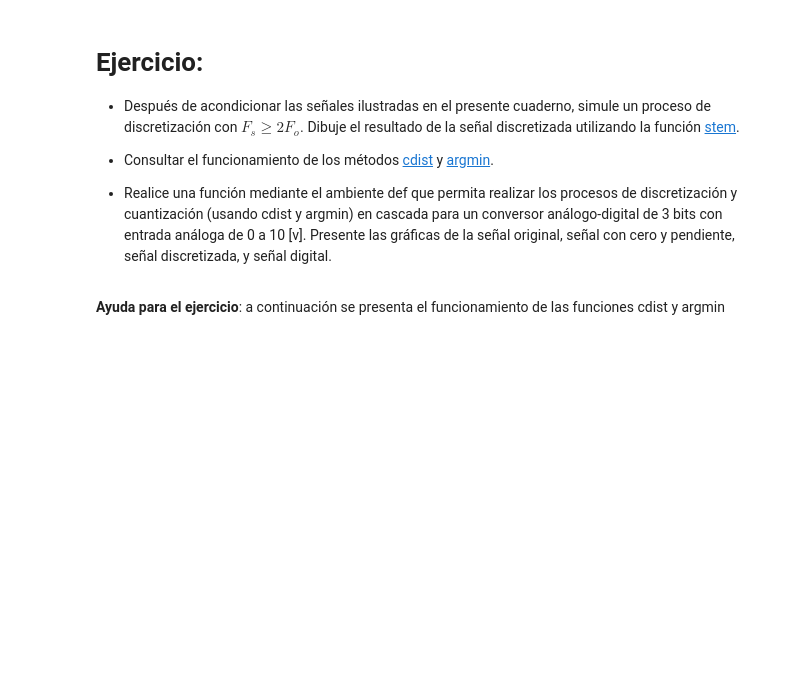
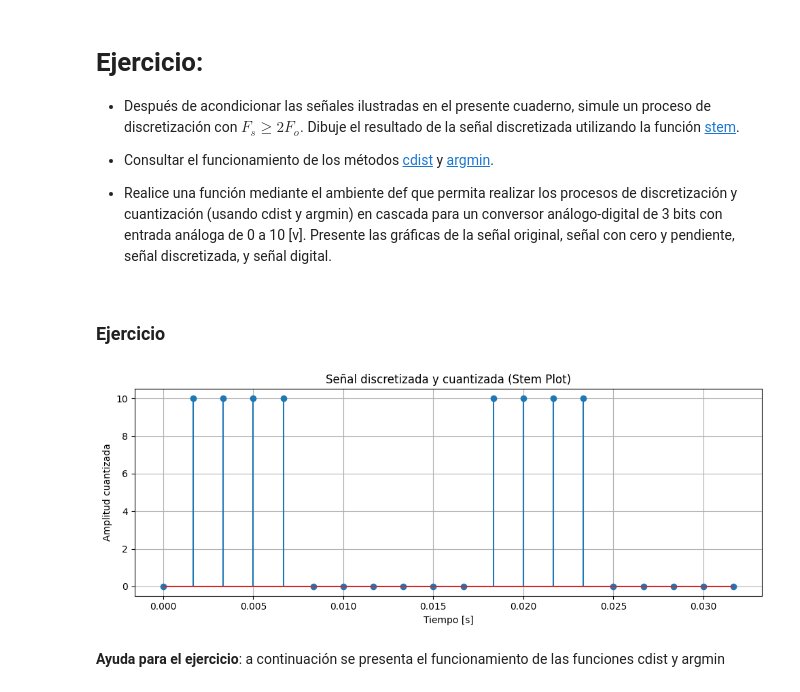
Before and after one commit to juramirezmon/Senales_y_sistemas, a Jupyter notebook: Copia_de_1_cuaderno1.ipynb, the cells around one changed output. Cells and saved outputs as stored; diff of their text form; code cells hidden in the pictures; blank space fills up the shorter version.

```diff
--- a/Copia_de_1_cuaderno1.ipynb
+++ b/Copia_de_1_cuaderno1.ipynb
@@ -378,6 +378,46 @@ plt.show()
 - Consultar el funcionamiento de los métodos [cdist](https://docs.scipy.org/doc/scipy/reference/generated/scipy.spatial.distance.cdist.html) y [argmin](https://numpy.org/doc/stable/reference/generated/numpy.argmin.html).
 
 - Realice una función mediante el ambiente def que permita realizar los procesos de discretización y cuantización (usando cdist y argmin) en cascada para un conversor análogo-digital de 3 bits con entrada análoga de 0 a 10 [v]. Presente las gráficas de la señal original, señal con cero y pendiente, señal discretizada, y señal digital.
+# %% [markdown]
+### Ejercicio
+# %%
+import numpy as np
+import matplotlib.pyplot as plt
+from scipy.spatial.distance import cdist
+
+# Señal original
+Fo = 60                  # Frecuencia de la señal (Hz)
+To = 1 / Fo              # Periodo
+A = 120                  # Amplitud
+Fs = 10 * Fo             # Frecuencia de muestreo (cumple Nyquist)
+Ts = 1 / Fs              # Periodo de muestreo
+tv = np.arange(0, 2*To, Ts)  # Tiempo para dos periodos
+y = A * np.sin(2 * np.pi * Fo * tv)  # Señal senoidal
+
+# "Cero y pendiente" (acondicionamiento entre 0 y 10)
+ycs = np.clip(y, 0, 10)
+
+# Cuantización a 3 bits
+nbits = 3
+rmin = 0
+rmax = 10
+ve = np.linspace(rmin, rmax, 2**nbits)  # 8 niveles
+
+# Cálculo de distancias y cuantización
+d = cdist(ycs.reshape(-1, 1), ve.reshape(-1, 1))
+yq = ve[np.argmin(d, axis=1)]  # Señal cuantizada
+
+# Gráfico stem
+plt.figure(figsize=(10, 4))
+plt.stem(tv, yq)
+plt.title('Señal discretizada y cuantizada (Stem Plot)')
+plt.xlabel('Tiempo [s]')
+plt.ylabel('Amplitud cuantizada')
+plt.grid(True)
+plt.tight_layout()
+plt.show()
+# %% [output]
+[figure, added]
 # %% [markdown]
 **Ayuda para el ejercicio**: a continuación se presenta el funcionamiento de las funciones cdist y argmin
 # %%
```
Also changed, not shown: parts of 1 cell of this notebook.
